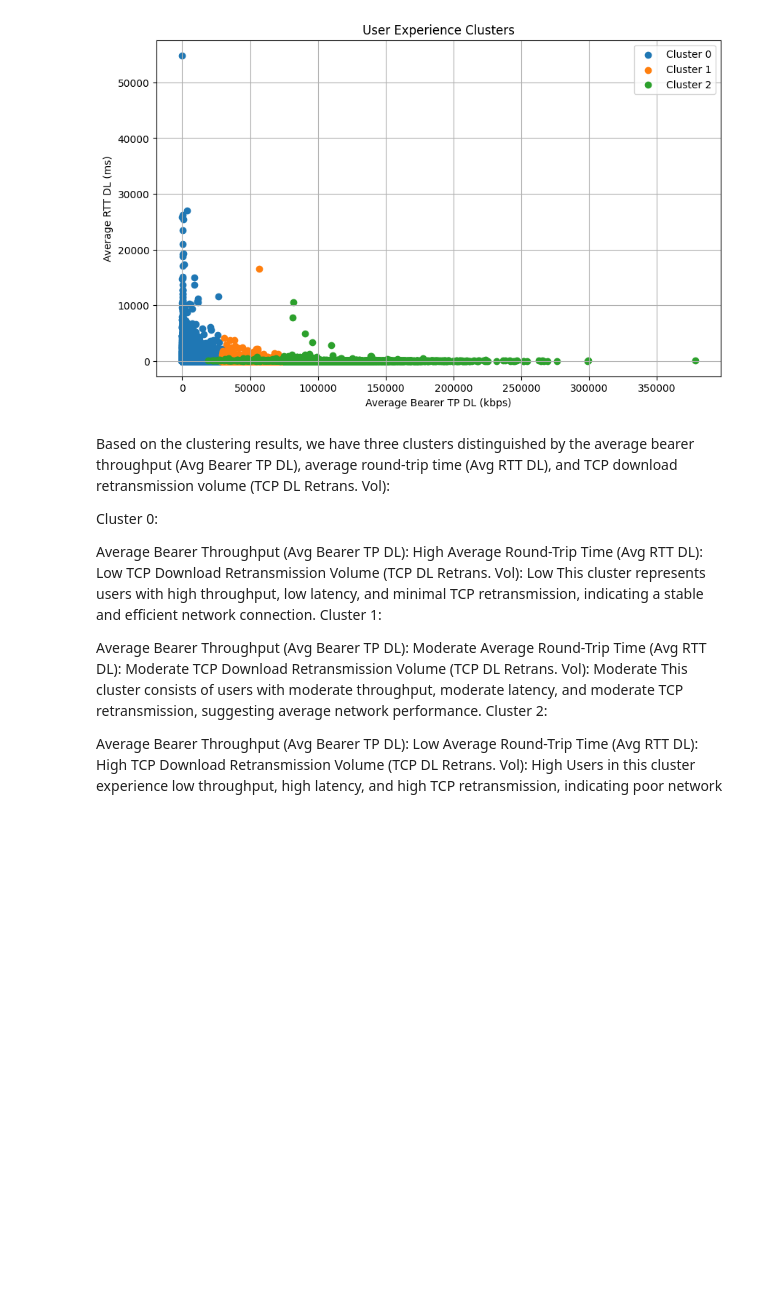
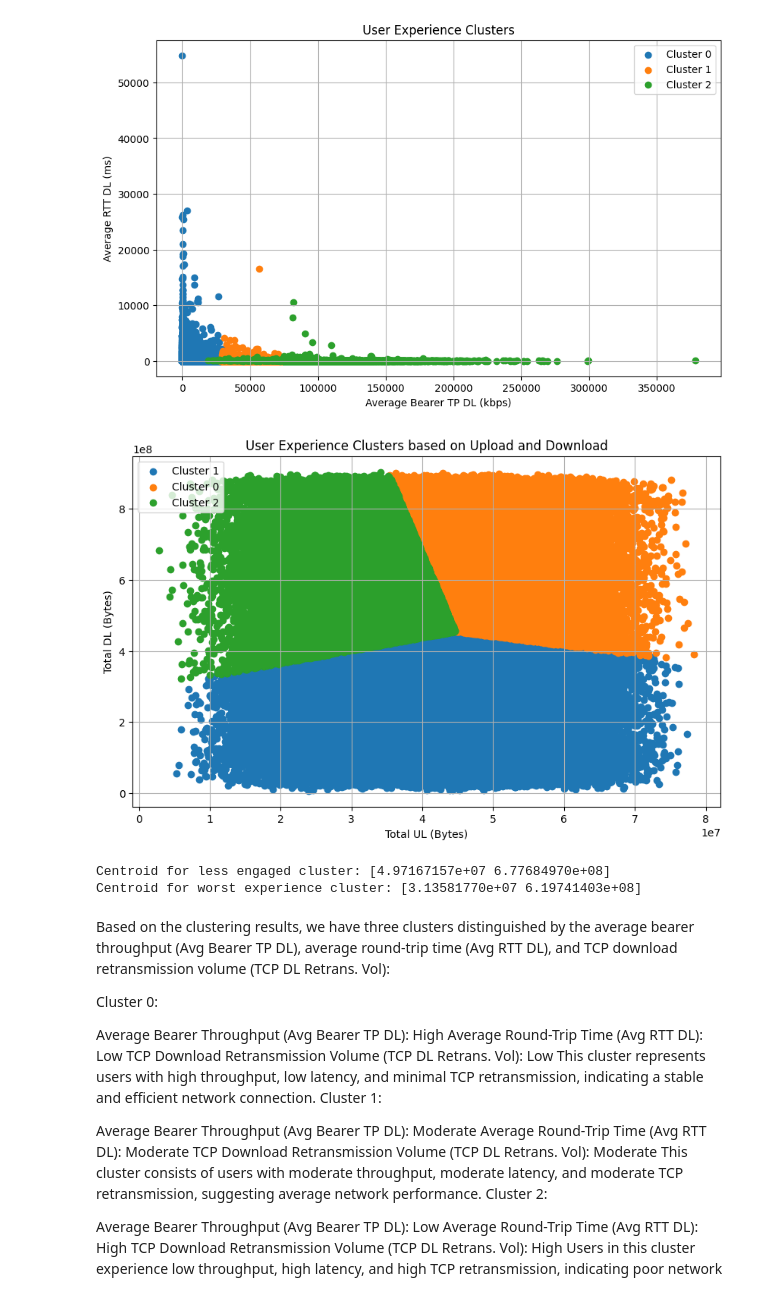
Before and after one commit to Yaadee/profitability_data_analysis, a Jupyter notebook: notebooks/EDA analysis.ipynb, the cells around one changed output. Cells and saved outputs as stored; diff of their text form; code cells hidden in the pictures; blank space fills up the shorter version.

Commit message:
Satisfaction Analysis Done

```diff
--- a/notebooks/EDA analysis.ipynb
+++ b/notebooks/EDA analysis.ipynb
@@ -1228,6 +1228,70 @@ clustered_data = experience_analytics.normalize_and_cluster(columns_for_clusteri
 experience_analytics.visualize_clusters(clustered_data)
 # %% [output]
 [figure]
+# %%
+from sklearn.preprocessing import MinMaxScaler
+from sklearn.cluster import KMeans
+class UserExperienceAnalysis:
+    def __init__(self, user_data):
+        self.user_data = user_data
+
+    def normalize_and_cluster(self):
+        # Select relevant columns for clustering
+        upload_download_data = self.user_data[['Total UL (Bytes)', 'Total DL (Bytes)']]
+
+        # Drop rows with missing values
+        upload_download_data = upload_download_data.dropna()
+
+        # Normalize the data
+        scaler = MinMaxScaler()
+        normalized_data = scaler.fit_transform(upload_download_data)
+
+        # Perform k-means clustering with k=3
+        kmeans = KMeans(n_clusters=3)
+        kmeans.fit(normalized_data)
+        cluster_labels = kmeans.labels_
+
+        # Add cluster labels to the DataFrame
+        upload_download_data['Cluster'] = cluster_labels
+
+        return upload_download_data
+
+    def visualize_clusters(self, clustered_data):
+        plt.figure(figsize=(10, 6))
+
+        # Plot each cluster separately
+        for cluster in clustered_data['Cluster'].unique():
+            cluster_data = clustered_data[clustered_data['Cluster'] == cluster]
+            plt.scatter(cluster_data['Total UL (Bytes)'],
+                        cluster_data['Total DL (Bytes)'],
+                        label=f'Cluster {cluster}')
+
+        plt.title('User Experience Clusters based on Upload and Download')
+        plt.xlabel('Total UL (Bytes)')
+        plt.ylabel('Total DL (Bytes)')
+        plt.legend()
+        plt.grid(True)
+        plt.show()
+
+# Assuming user_data1 is your DataFrame containing the user data
+experience_analytics = UserExperienceAnalysis(user_data1)
+
+# Call the method to normalize and cluster
+clustered_data = experience_analytics.normalize_and_cluster()
+
+# Visualize the clusters
+experience_analytics.visualize_clusters(clustered_data)
+
+# Calculate centroids for less engaged and worst experience clusters
+less_engaged_cluster_centroid = clustered_data[clustered_data['Cluster'] == 0][['Total UL (Bytes)', 'Total DL (Bytes)']].mean().values
+worst_experience_cluster_centroid = clustered_data[clustered_data['Cluster'] == 2][['Total UL (Bytes)', 'Total DL (Bytes)']].mean().values
+
+print("Centroid for less engaged cluster:", less_engaged_cluster_centroid)
+print("Centroid for worst experience cluster:", worst_experience_cluster_centroid)
+# %% [output]
+[figure, added]
+Centroid for less engaged cluster: [4.97167157e+07 6.77684970e+08]
+Centroid for worst experience cluster: [3.13581770e+07 6.19741403e+08]
 # %% [markdown]
 
 Based on the clustering results, we have three clusters distinguished by the average bearer throughput (Avg Bearer TP DL), average round-trip time (Avg RTT DL), and TCP download retransmission volume (TCP DL Retrans. Vol):
```
Also changed, not shown: parts of 30 cells of this notebook, 8 other files.
